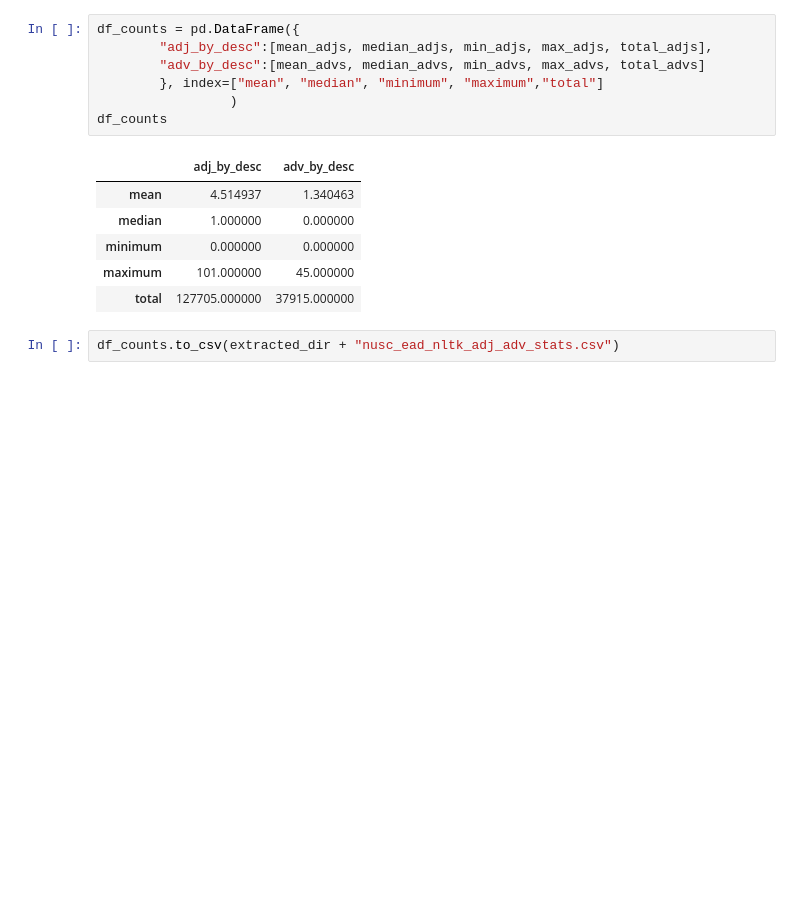
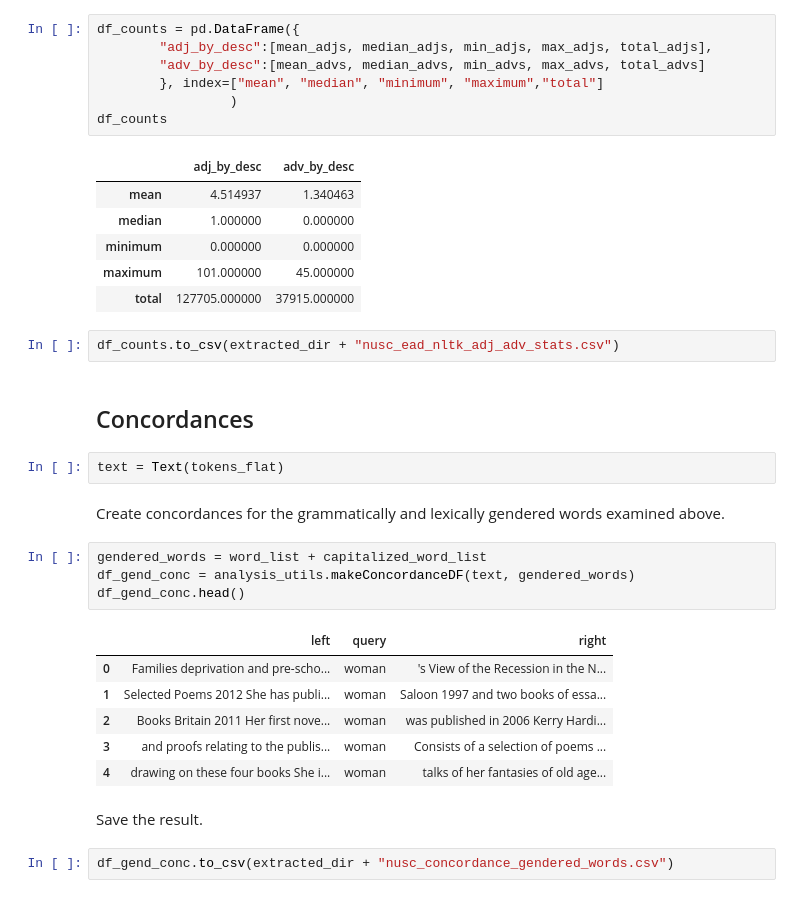
Before and after one commit to thegoose20/nusc, a Jupyter notebook: analysis_metadata_nusc.ipynb, the cells around one changed output. Saved outputs shown, nothing was run; the diff lists cells and outputs as text; blank space fills up the shorter version.

Commit message:
Created concordances with gendered words and adjectives

```diff
--- a/analysis_metadata_nusc.ipynb
+++ b/analysis_metadata_nusc.ipynb
@@ -818,3 +827,24 @@ df_counts
 | total | 127705.000000 | 37915.000000 |
 # %%
 df_counts.to_csv(extracted_dir + "nusc_ead_nltk_adj_adv_stats.csv")
+# %% [markdown]
+## Concordances
+# %%
+text = Text(tokens_flat)
+# %% [markdown]
+Create concordances for the grammatically and lexically gendered words examined above.
+# %%
+gendered_words = word_list + capitalized_word_list
+df_gend_conc = analysis_utils.makeConcordanceDF(text, gendered_words)
+df_gend_conc.head()
+# %% [output]
+|  | left | query | right |
+| 0 | Families deprivation and pre-scho... | woman | 's View of the Recession in the N... |
+| 1 | Selected Poems 2012 She has publi... | woman | Saloon 1997 and two books of essa... |
+| 2 | Books Britain 2011 Her first nove... | woman | was published in 2006 Kerry Hardi... |
+| 3 | and proofs relating to the publis... | woman | Consists of a selection of poems ... |
+| 4 | drawing on these four books She i... | woman | talks of her fantasies of old age... |
+# %% [markdown]
+Save the result.
+# %%
+df_gend_conc.to_csv(extracted_dir + "nusc_concordance_gendered_words.csv")
```
Also changed, not shown: parts of 10 cells of this notebook, 2 other files.
